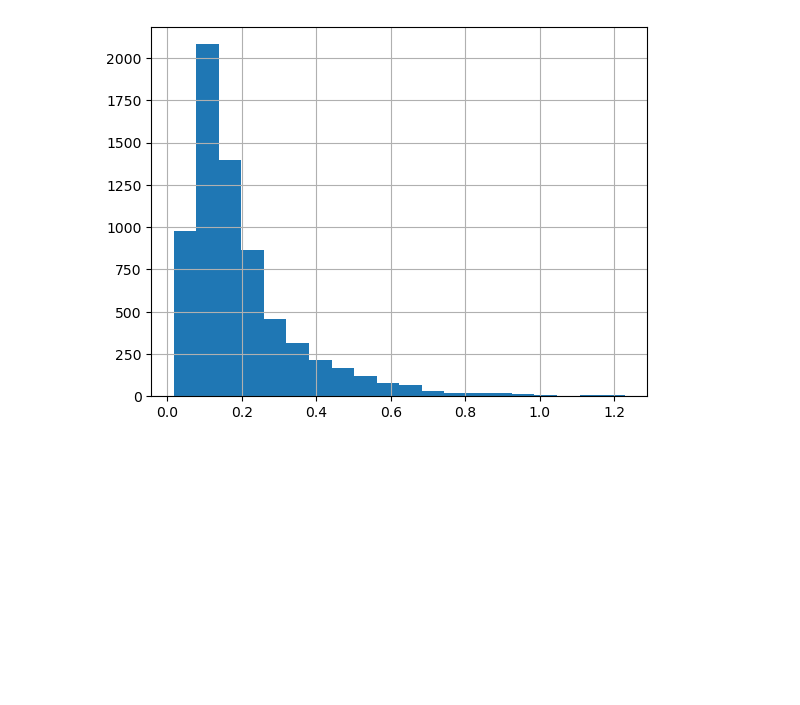
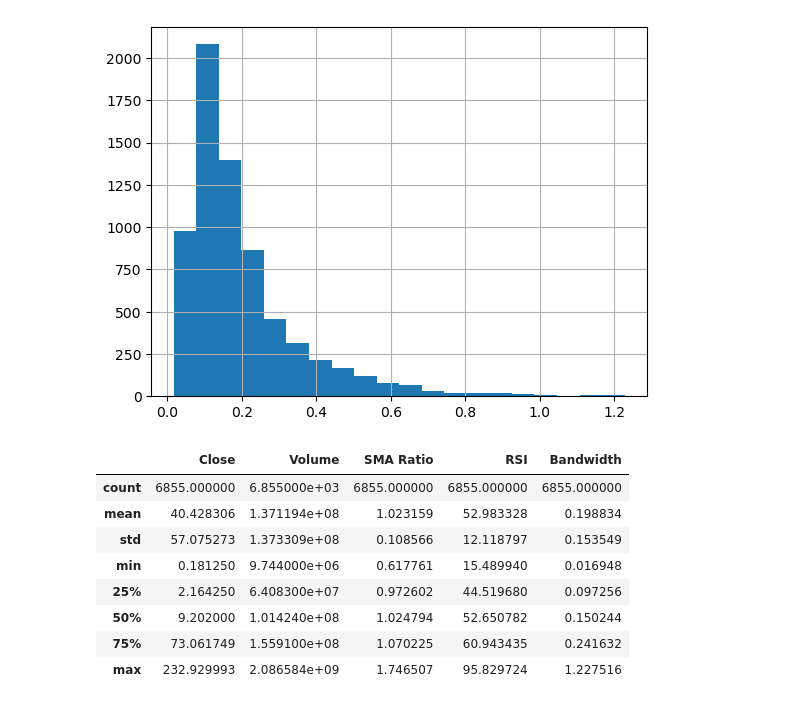
Before and after one commit to joeyallen1/RL_Trading, a Jupyter notebook: Trading.ipynb, the cells around one changed output. Saved outputs shown, nothing was run; the diff lists cells and outputs as text; code cells hidden in the pictures; blank space fills up the shorter version.

```diff
--- a/Trading.ipynb
+++ b/Trading.ipynb
@@ -325,3 +343,15 @@ amzn_df['Bandwidth'].hist(bins=20)
 # %% [output]
 <Axes: >
 [figure]
+# %%
+amzn_df.describe()
+# %% [output]
+|  | Close | Volume | SMA Ratio | RSI | Bandwidth |
+| count | 6855.000000 | 6.855000e+03 | 6855.000000 | 6855.000000 | 6855.000000 |
+| mean | 40.428306 | 1.371194e+08 | 1.023159 | 52.983328 | 0.198834 |
+| std | 57.075273 | 1.373309e+08 | 0.108566 | 12.118797 | 0.153549 |
+| min | 0.181250 | 9.744000e+06 | 0.617761 | 15.489940 | 0.016948 |
+| 25% | 2.164250 | 6.408300e+07 | 0.972602 | 44.519680 | 0.097256 |
+| 50% | 9.202000 | 1.014240e+08 | 1.024794 | 52.650782 | 0.150244 |
+| 75% | 73.061749 | 1.559100e+08 | 1.070225 | 60.943435 | 0.241632 |
+| max | 232.929993 | 2.086584e+09 | 1.746507 | 95.829724 | 1.227516 |
```
Also changed, not shown: parts of 1 cell of this notebook.
